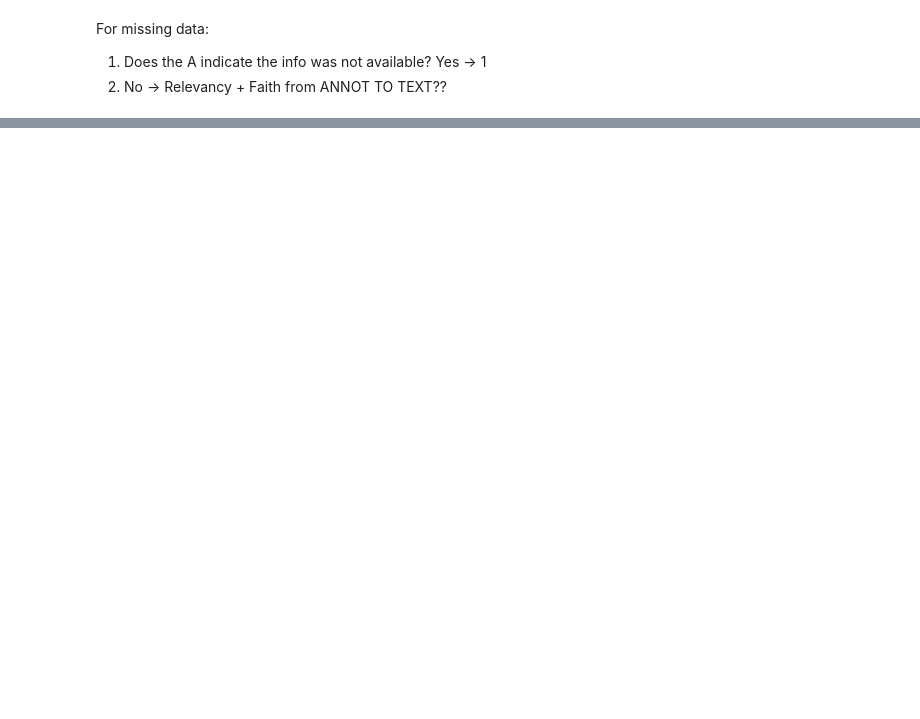
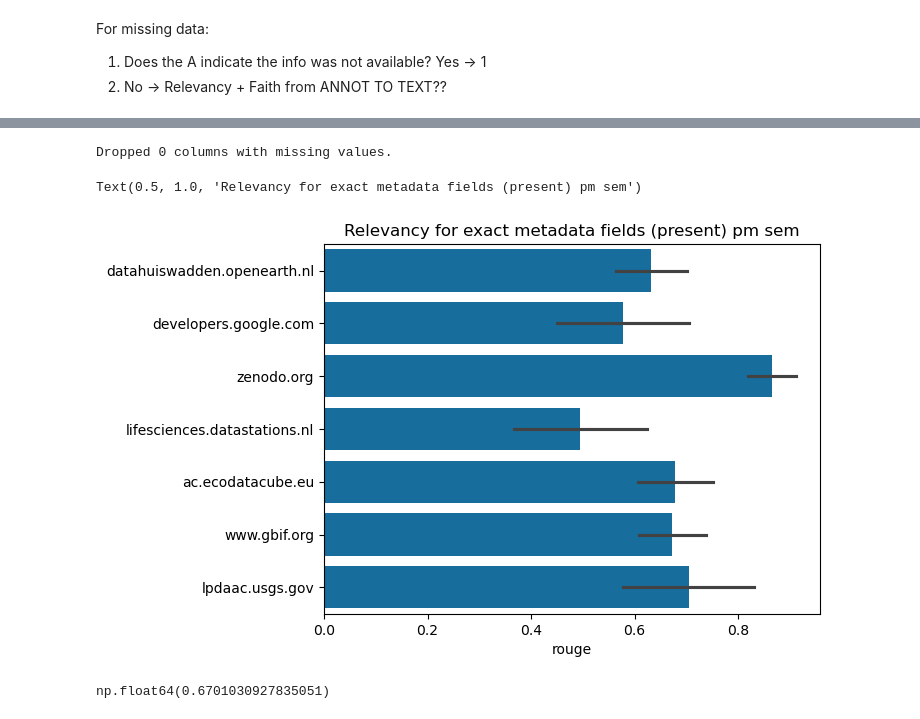
Before and after one commit to LTER-LIFE/meta-knowledge-harvesting, a Jupyter notebook: Evaluate LLM output.ipynb, the cells around one changed output, grey strips where cells are left out. Drawn from its saved outputs; the diff is of its cells as text; code cells hidden in the pictures; blank space fills up the shorter version.

```diff
--- a/Evaluate LLM output.ipynb
+++ b/Evaluate LLM output.ipynb
@@ -249,0 +410,54 @@ Annotated: 30m
+# %%
+url_to_ds_name = {
+    'https://lifesciences.datastations.nl/dataset.xhtml?persistentId=doi:10.17026/dans-2bd-kskz': 'Dutch forests (DANS)',
+    'https://www.gbif.org/dataset/4fa7b334-ce0d-4e88-aaae-2e0c138d049e': 'eBird (GBIF)',
+    'https://www.gbif.org/dataset/74196cd9-7ebc-4b20-bc27-3c2d22e31ed7': 'Waterleidingduinen camera trap P1 (GBIF)',
+    'https://www.gbif.org/dataset/bc0acb9a-131f-4085-93ae-a46e08564ac5': 'Waterleidingduinen camera trap P3 (GBIF)',
+    'https://zenodo.org/records/11440456': 'Waterleidingduinen camera trap P1-3 (Zenodo)',
+    'https://stac.ecodatacube.eu/blue_glad.landsat.ard2.seasconv.m.yearly/collection.json': 'Landsat blue (EcoDataCube)',
+    'https://stac.ecodatacube.eu/green_glad.landsat.ard2.seasconv.m.yearly/collection.json': 'Landsat green (EcoDataCube)',
+    'https://datahuiswadden.openearth.nl/geonetwork/srv/api/records/A0h06_NlSEuNlium5OO3FA': 'Ecotopenkaart 2016 (Datahuis Wadden)',
+    'https://datahuiswadden.openearth.nl/geonetwork/srv/eng/catalog.search#/metadata/L-mHomzGRuKAHGMkUPjY9g': 'Ecotopenkaart 2017 (Datahuis Wadden)',
+    'https://developers.google.com/earth-engine/datasets/catalog/NASA_HLS_HLSS30_v002': 'HLS (Google Earth Engine)',
+    'https://lpdaac.usgs.gov/products/mod09a1v061/': 'MODIS (LP DAAC)',
+    'https://stac.ecodatacube.eu/ndvi_glad.landsat.ard2.seasconv/collection.json?.language=en': 'Landsat NDVI (EcoDataCube)',
+    'https://stac.ecodatacube.eu/veg_quercus.robur_anv.eml/collection.json?.language=en': 'Quercus robur (EcoDataCube)',
+    'https://zenodo.org/records/8319440': 'Downscaled LUH2 (Zenodo)',
+    'https://datahuiswadden.openearth.nl/geonetwork/srv/eng/catalog.search#/metadata/0fe7e64b-50b3-4cee-b64a-02659fc2b6c7': 'Waddenbalans (Datahuis Wadden)',
+    }
+
+for url in ds_scores['url']:
+    if url not in url_to_ds_name:
+        print(f"URL {url} not found in url_to_ds_name mapping.")
+# %%
+ds_scores_clean = {k: v for k, v in ds_scores.items() if len(v) == len(list_ds_urls) * len(list_metadata_fields)}  # Ensure all lists are of equal length
+print(f'Dropped {len(ds_scores) - len(ds_scores_clean)} columns with missing values.')
+df_scores = pd.DataFrame(ds_scores_clean)
+df_scores['domain'] = df_scores['url'].apply(lambda x: x.lstrip('https://').split('/')[0])
+df_scores['name'] = df_scores['url'].apply(lambda x: url_to_ds_name[x])
+df_scores.to_csv('outputs/2025-05-28/eval_clean_2025-06-02.csv', index=False)
+df_scores_present = df_scores[df_scores['annot_missing'] == False].copy()
+df_scores_missing = df_scores[df_scores['annot_missing'] == True].copy()
+fields_fuzzy = ['Description', 'Keywords']
+assert all([f in list_metadata_fields for f in fields_fuzzy]), f"Fields {fields_fuzzy} not found in metadata fields."
+fields_exact = [f for f in list_metadata_fields if f not in fields_fuzzy]
+df_scores_fuzzy = df_scores[df_scores['metadata_field'].isin(fields_fuzzy)].copy()
+df_scores_exact = df_scores[df_scores['metadata_field'].isin(fields_exact)].copy()
+df_scores_fuzzy_present = df_scores_fuzzy[df_scores_fuzzy['annot_missing'] == False].copy()
+df_scores_fuzzy_missing = df_scores_fuzzy[df_scores_fuzzy['annot_missing'] == True].copy()
+df_scores_exact_present = df_scores_exact[df_scores_exact['annot_missing'] == False].copy()
+df_scores_exact_missing = df_scores_exact[df_scores_exact['annot_missing'] == True].copy()
+# %% [output]
+Dropped 0 columns with missing values.
+# %%
+sns.barplot(data=df_scores_exact_present, x='rouge', y='domain', orient='h', errorbar='se')
+plt.ylabel('')
+# plt.title('Rouge score for exact metadata fields (present) pm sem')
+plt.title('Relevancy for exact metadata fields (present) pm sem')
+# %% [output]
+Text(0.5, 1.0, 'Relevancy for exact metadata fields (present) pm sem')
+[figure, added]
+# %%
+df_scores_exact_missing['relevancy'].isna().sum() / len(df_scores_exact_missing)
+# %% [output]
+np.float64(0.6701030927835051)
```
Also changed, not shown: parts of 11 cells of this notebook, 6 other files.
